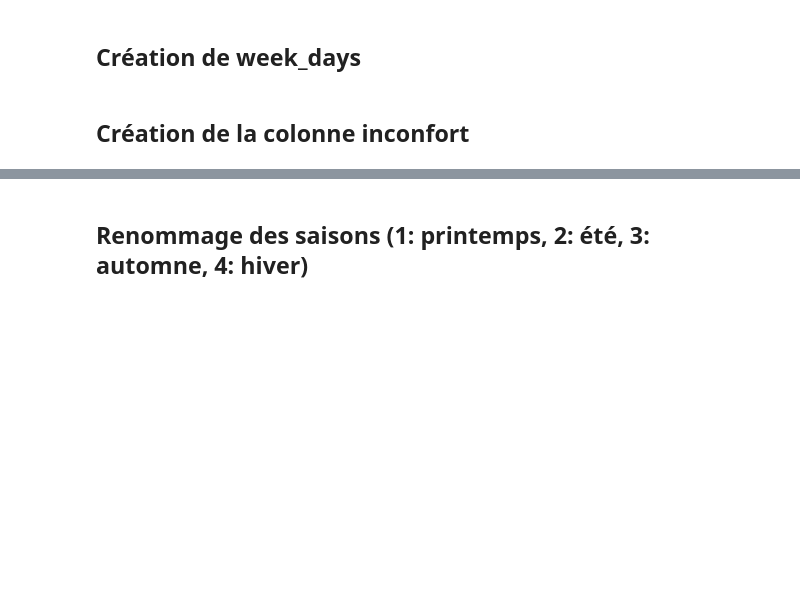
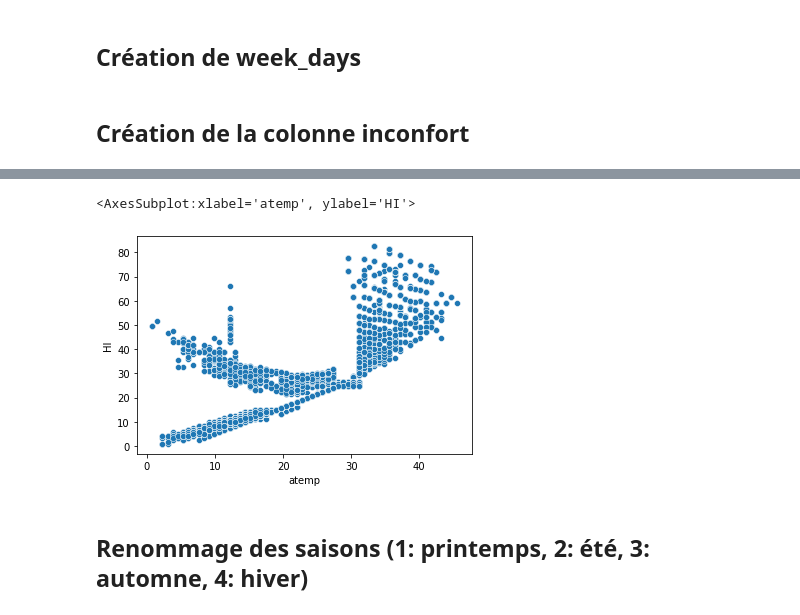
Before and after one commit to subut0n/bike_location, a Jupyter notebook: notebooks/mickael/location_velo_mickael.ipynb, the cells around one changed output, grey strips where cells are left out. Cells and saved outputs as stored; diff of their text form; code cells hidden in the pictures; blank space fills up the shorter version.

```diff
--- a/notebooks/mickael/location_velo_mickael.ipynb
+++ b/notebooks/mickael/location_velo_mickael.ipynb
@@ -51,22 +51,27 @@ df.loc[df['week_days'] == 0, 'week_days'] = 7
 <center><img src='../../images/heat_index_farenheit.png' /></center>
 # %%
 # Heat index (indice de chaleur) ; en degré celsius
-c1 = -42.379
-c2 = 2.04901523
-c3 = 10.14333127
-c4 = -0.22475541
-c5 = -6.83783e-3
-c6 = -5.481717e-2
-c7 = 1.22874e-3
-c8 = 8.5282e-4
-c9 = -1.99e-6
-T = 1.8*df['temp']+32
+c1 = -8.78469475556
+c2 = 1.61139411
+c3 = 2.33854883889
+c4 = -0.14611605
+c5 = -0.012308094
+c6 = -0.0164248277778
+c7 = 2.211732e-3
+c8 = 7.2546e-4
+c9 = 3.582e-6
+T = df['temp']
 R = df['humidity']
 df['HI'] = c1 + c2*T + c3*R + c4*T*R + c5*pow(T,2) + c6*pow(R,2) + c7*pow(T,2)*R + c8*T*pow(R,2) + c9*pow(T,2)*pow(R,2)
 # Reconversion de HI en degrés celsius
-df['HI'] = (df['HI'] - 32)*(5/9)
-# HI = temp pour des températures inférieures à 14°C d'après les informations trouvées sur internet
+# df['HI'] = (df['HI'] - 32)*(5/9)
+# HI = temp pour des températures inférieures à 27°C et humidité inférieure à 40% d'après les informations trouvées sur internet
 df.loc[(df['temp'] < 27) | (df['humidity'] > 40), 'HI'] = df['temp']
+# %%
+sns.scatterplot(x='atemp',y='HI',data=df)
+# %% [output]
+<AxesSubplot:xlabel='atemp', ylabel='HI'>
+[figure, added]
 # %% [markdown]
 ## Renommage des saisons (1: printemps, 2: été, 3: automne, 4: hiver)
 # %%
```
Also changed, not shown: 8 other files.
